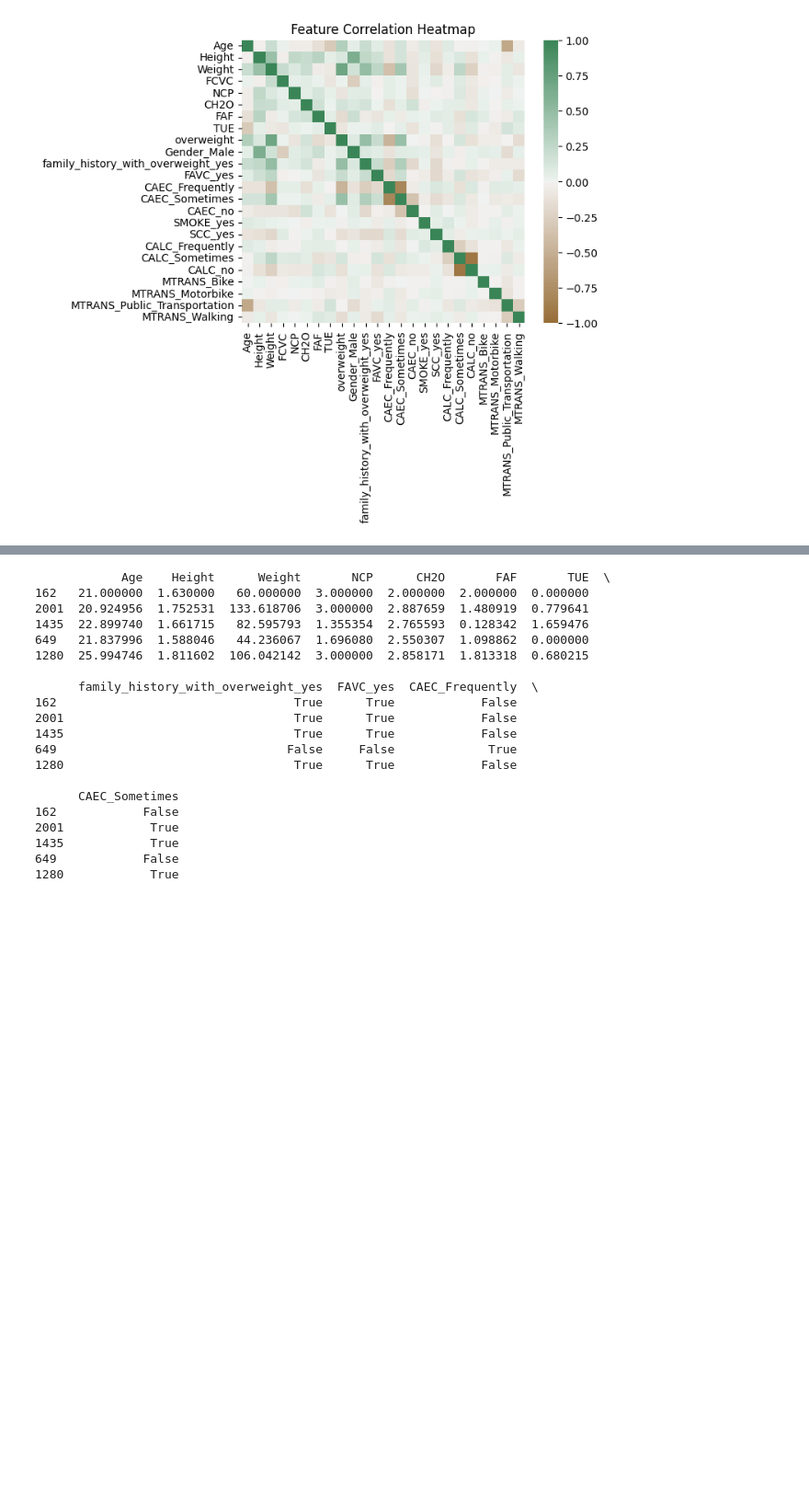
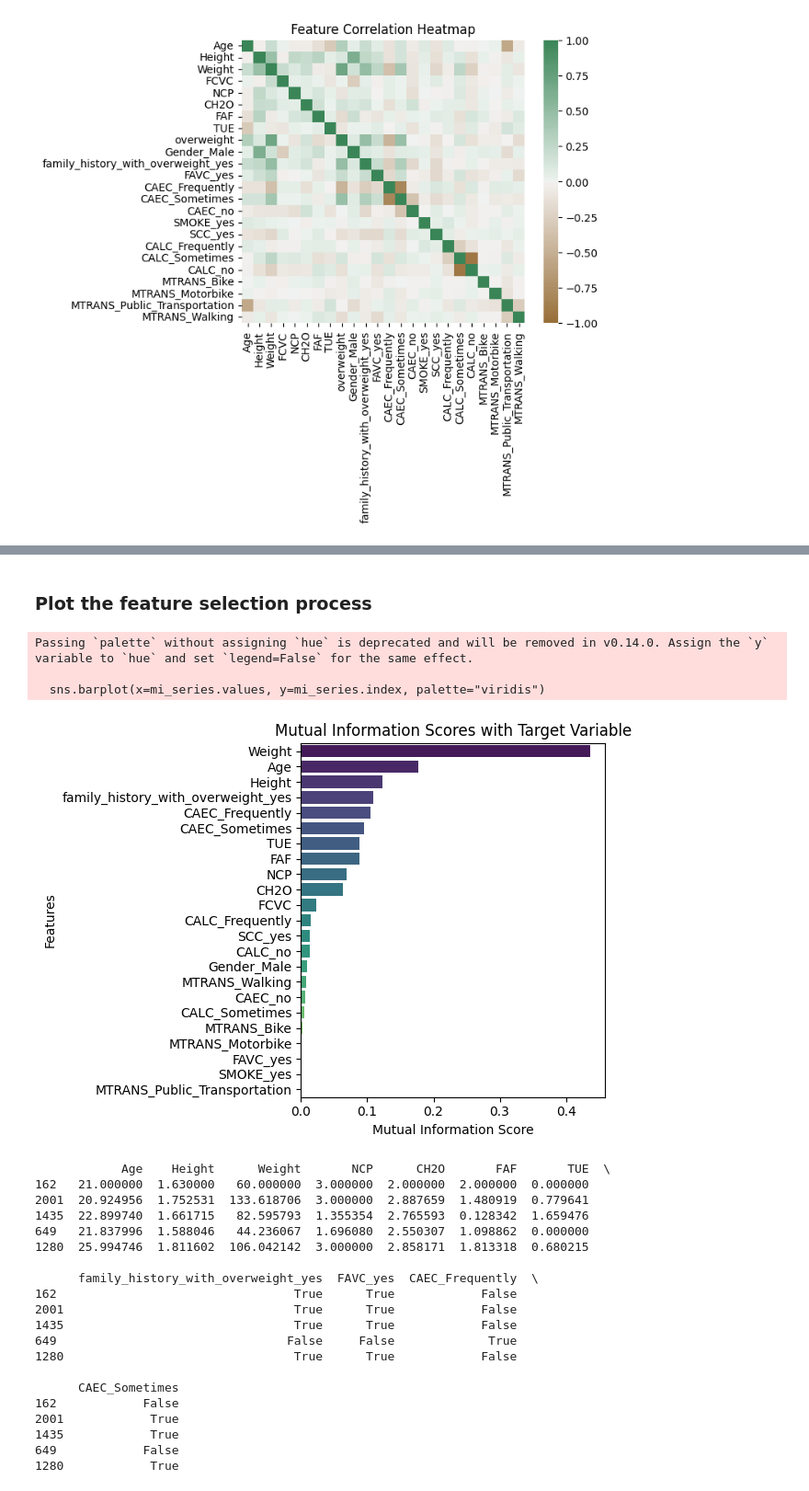
Before and after one commit to Hello-Judy/CSE514-Data-Mining-Project-2, a Jupyter notebook: Project2.ipynb, the cells around one changed output, grey strips where cells are left out. Shown at 92% size. Saved outputs shown, nothing was run; the diff lists cells and outputs as text; code cells hidden in the pictures; blank space fills up the shorter version.

```diff
--- a/Project2.ipynb
+++ b/Project2.ipynb
@@ -414,5 +439,30 @@ print("Selected Features:\n", list(selected_X_q1_colname))
 Selected Features:
  ['Age', 'Height', 'Weight', 'FCVC', 'NCP', 'CH2O', 'FAF', 'TUE', 'family_history_with_overweight_yes', 'CAEC_Frequently', 'CAEC_Sometimes']
+# %% [markdown]
+### Plot the feature selection process
+# %%
+from sklearn.feature_selection import mutual_info_classif
+import pandas as pd
+import matplotlib.pyplot as plt
+import seaborn as sns
+
+mi_scores = mutual_info_classif(rd_X, rd_y, discrete_features='auto', random_state=42)
+# Add name with each column
+mi_series  = pd.Series(mi_scores, index= rd_X.columns)
+# Sort the result from high value
+mi_series  = mi_series.sort_values(ascending= False)
+
+sns.barplot(x=mi_series.values, y=mi_series.index, palette="viridis")
+plt.title("Mutual Information Scores with Target Variable")
+plt.xlabel("Mutual Information Score")
+plt.ylabel("Features")
+plt.tight_layout()
+plt.show()
+# %% [output]
+Passing `palette` without assigning `hue` is deprecated and will be removed in v0.14.0. Assign the `y` variable to `hue` and set `legend=False` for the same effect.
+
+  sns.barplot(x=mi_series.values, y=mi_series.index, palette="viridis")
+[figure, added]
 # %%
 # Generate the csv file for the training set and validation set reduce dimentionality version
 
```
Also changed, not shown: parts of 12 cells of this notebook, 19 other files.
